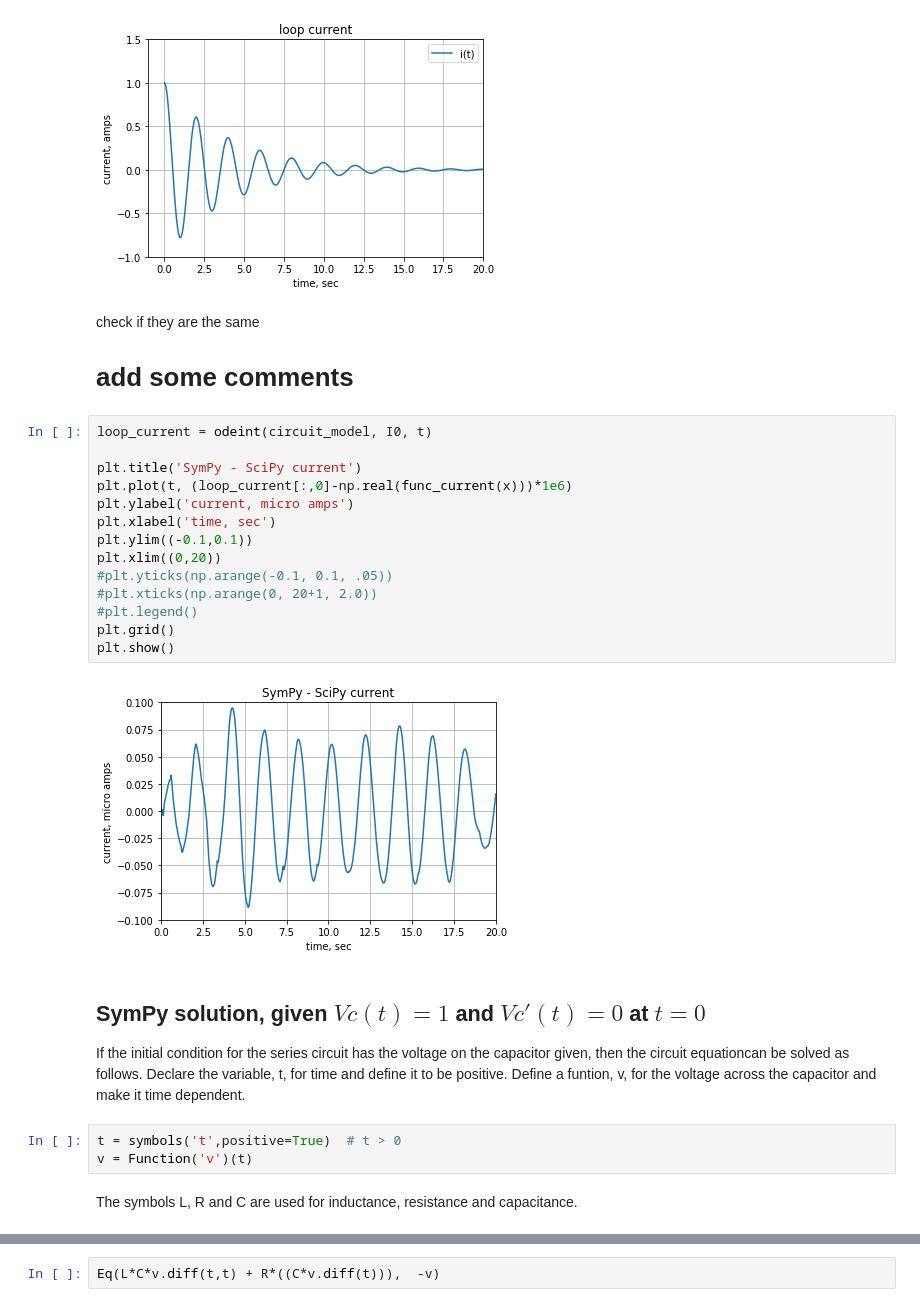
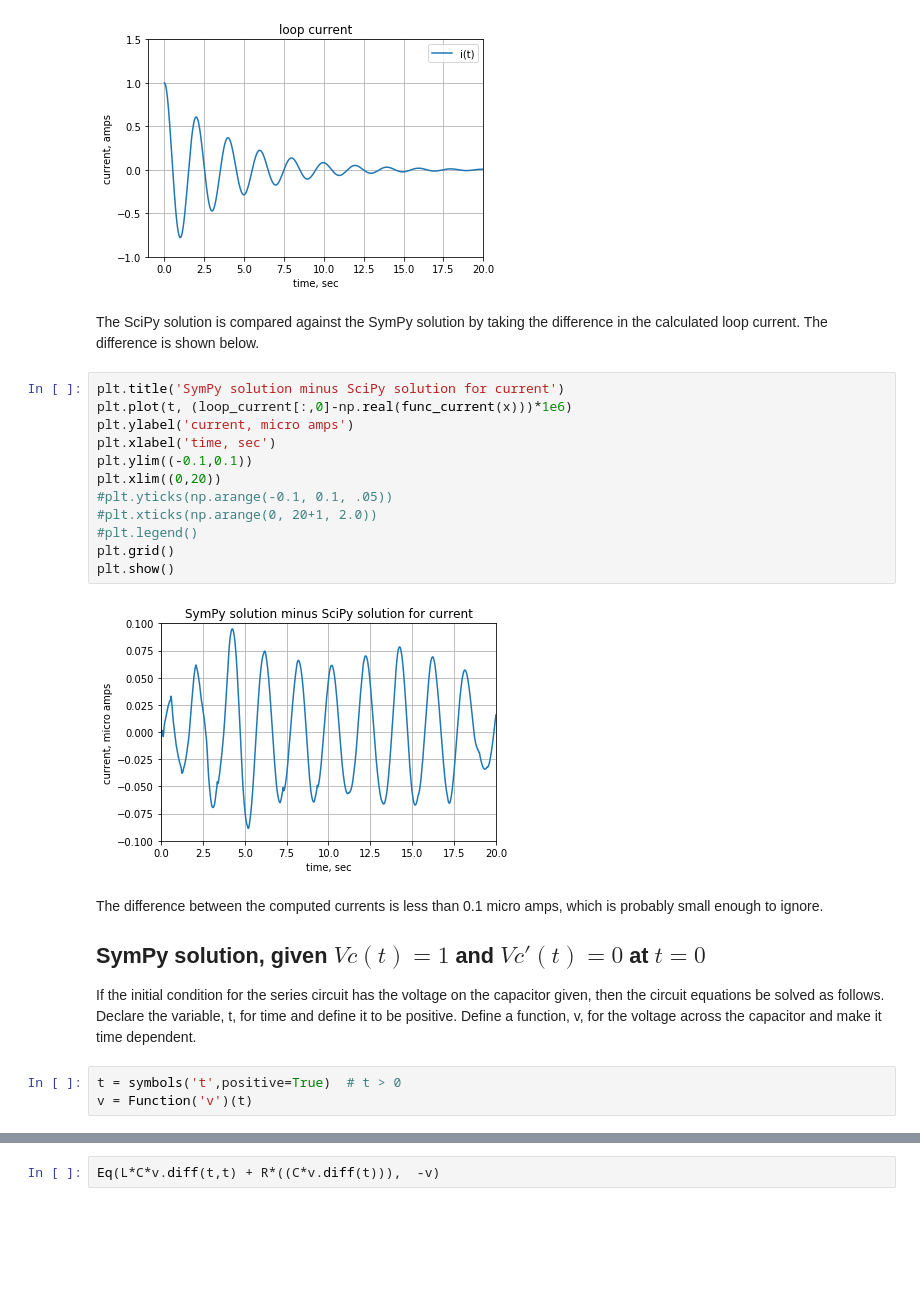
Before and after one commit to Tiburonboy/EE_jupyter_notebooks, a Jupyter notebook: Source free series circuit/Source free series circuit.ipynb, the cells around one changed output, grey strips where cells are left out. Drawn from its saved outputs; the diff is of its cells as text; blank space fills up the shorter version.

```diff
--- a/Source free series circuit/Source free series circuit.ipynb
+++ b/Source free series circuit/Source free series circuit.ipynb
@@ -400,32 +370,28 @@ plt.grid()
 plt.show()
 # %% [output]
 [figure]
-# %% [markdown]
-check if they are the same
-
-# add some comments
+# %% [markdown]
+The SciPy solution is compared against the SymPy solution by taking the difference in the calculated loop current. The difference is shown below.
 # %%
-loop_current = odeint(circuit_model, I0, t)
-
-plt.title('SymPy - SciPy current')
+plt.title('SymPy solution minus SciPy solution for current')
 plt.plot(t, (loop_current[:,0]-np.real(func_current(x)))*1e6)
 plt.ylabel('current, micro amps')
 plt.xlabel('time, sec')
 plt.ylim((-0.1,0.1))
 plt.xlim((0,20))
 #plt.yticks(np.arange(-0.1, 0.1, .05))
 #plt.xticks(np.arange(0, 20+1, 2.0))
 #plt.legend()
 plt.grid()
 plt.show()
 # %% [output]
-[figure, old version]
+[figure, new version]
 # %% [markdown]
+The difference between the computed currents is less than 0.1 micro amps, which is probably small enough to ignore.
+
 ## SymPy solution, given $Vc(t)=1$ and $Vc'(t)=0$ at $t=0$
-If the initial condition for the series circuit has the voltage on the capacitor given, then the circuit equationcan be solved as follows. Declare the variable, t, for time and define it to be positive. Define a funtion, v, for the voltage across the capacitor and make it time dependent.
+If the initial condition for the series circuit has the voltage on the capacitor given, then the circuit equations be solved as follows. Declare the variable, t, for time and define it to be positive. Define a function, v, for the voltage across the capacitor and make it time dependent.
 # %%
 t = symbols('t',positive=True)  # t > 0
 v = Function('v')(t)
-# %% [markdown]
-The symbols L, R and C are used for inductance, resistance and capacitance.
 # %% [markdown]
```
Also changed, not shown: parts of 38 cells of this notebook.
